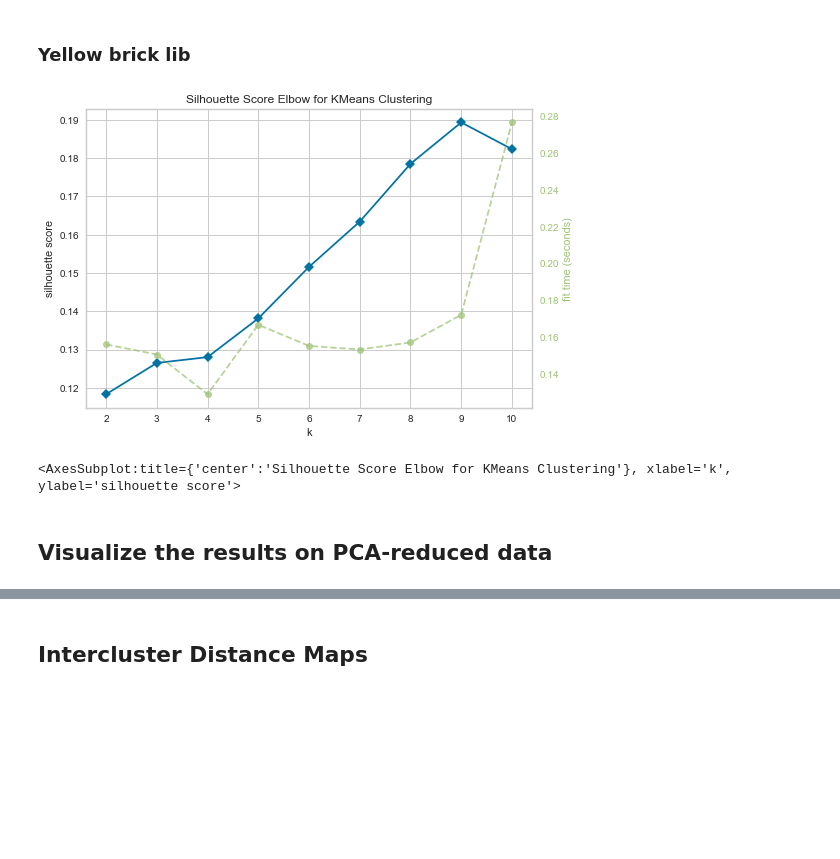
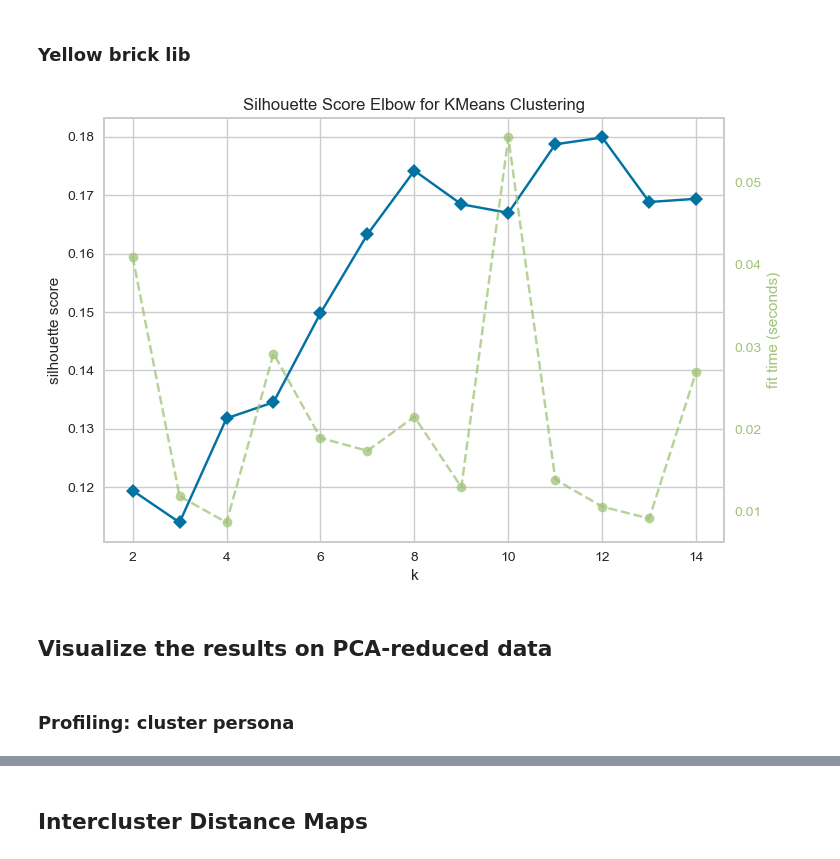
Before and after one commit to MouslyDiaw/ensae_project, a Jupyter notebook: courses/unsupervised_learning/clustering.ipynb, the cells around one changed output, grey strips where cells are left out. Saved outputs shown, nothing was run; the diff lists cells and outputs as text; code cells hidden in the pictures; blank space fills up the shorter version.

```diff
--- a/courses/unsupervised_learning/clustering.ipynb
+++ b/courses/unsupervised_learning/clustering.ipynb
@@ -45,0 +84,15 @@ np.unique(labels, return_counts=True)
+# %%
+fig, axs = plt.subplots(2, 5, figsize=(10, 5))
+plt.subplots_adjust(left=0.01, right=0.99, bottom=0.01, top=0.91, hspace=0.5)
+
+for i, label in enumerate(np.unique(labels)):
+    ax = axs[i // 5, i % 5]
+    # Random choice by digit
+    idx = np.random.choice(np.where(labels == label)[0])
+    ax.imshow(images[idx], cmap='gray')
+    ax.set_title(f"Digit {label} - index {idx}")
+    ax.axis('off')
+
+plt.suptitle("Random images per digit")
+plt.tight_layout()
+plt.show();
@@ -128,15 +183,21 @@ PCA-based       0.025s  72686   0.636   0.658   0.647   0.521   0.145
 __________________________________________________________________________________
 # %% [markdown]
 ## Optimal number of clusters
+# %%
+scaler = MinMaxScaler()  # StandardScaler()
+X_scaled = scaler.fit_transform(X)
 # %% [markdown]
 ### Elbow method
 # %%
-wcss = []
-for i in range(2, 11):
+wcss = []  # Within-Cluster Sum of Squares
+
+k_grid = range(2, 15)
+for i in k_grid:
     kmeans = KMeans(n_clusters=i, init='k-means++', max_iter=300, n_init=10, random_state=0)
-    kmeans.fit(X)
+    kmeans.fit(X_scaled)
     wcss.append(kmeans.inertia_)
-plt.plot(range(2, 11), wcss)
+
+plt.plot(k_grid, wcss, 'go-')
 plt.title('Elbow Method')
 plt.xlabel('Number of clusters')
 plt.ylabel('WCSS')
@@ -148,22 +209,24 @@ plt.show()
 # %%
 # Instantiate the clustering model and visualizer
 
 # - **distortion**: mean sum of squared distances to centers
 # - **silhouette**: mean ratio of intra-cluster and nearest-cluster distance
 # - **calinski_harabasz**: ratio of within to between cluster dispersion
 
 
 visualizer = KElbowVisualizer(KMeans(),
-                              metric='silhouette',
+                              metric='silhouette',  # possible values: calinski_harabasz, distortion, silhouette
+                              distance_metric="euclidean", # options allowed by sklearn's metrics.pairwise.pairwise_distances
+                              k=k_grid,
                               timings=True,
-                              locate_elbow=False,
-                              k=(2,11),
+                              locate_elbow=False, # True or False
                              )
 
-visualizer.fit(X)        # Fit the data to the visualizer
-visualizer.show()        # Finalize and render the figure
+visualizer.fit(X_scaled)        # Fit the data to the visualizer
+visualizer.show();       # Finalize and render the figure
 # %% [output]
-[figure, old version]
+[figure, new version]
-<AxesSubplot:title={'center':'Silhouette Score Elbow for KMeans Clustering'}, xlabel='k', ylabel='silhouette score'>
 # %% [markdown]
 ## Visualize the results on PCA-reduced data
+# %% [markdown]
+### Profiling: cluster persona
```
Also changed, not shown: parts of 22 cells of this notebook.
